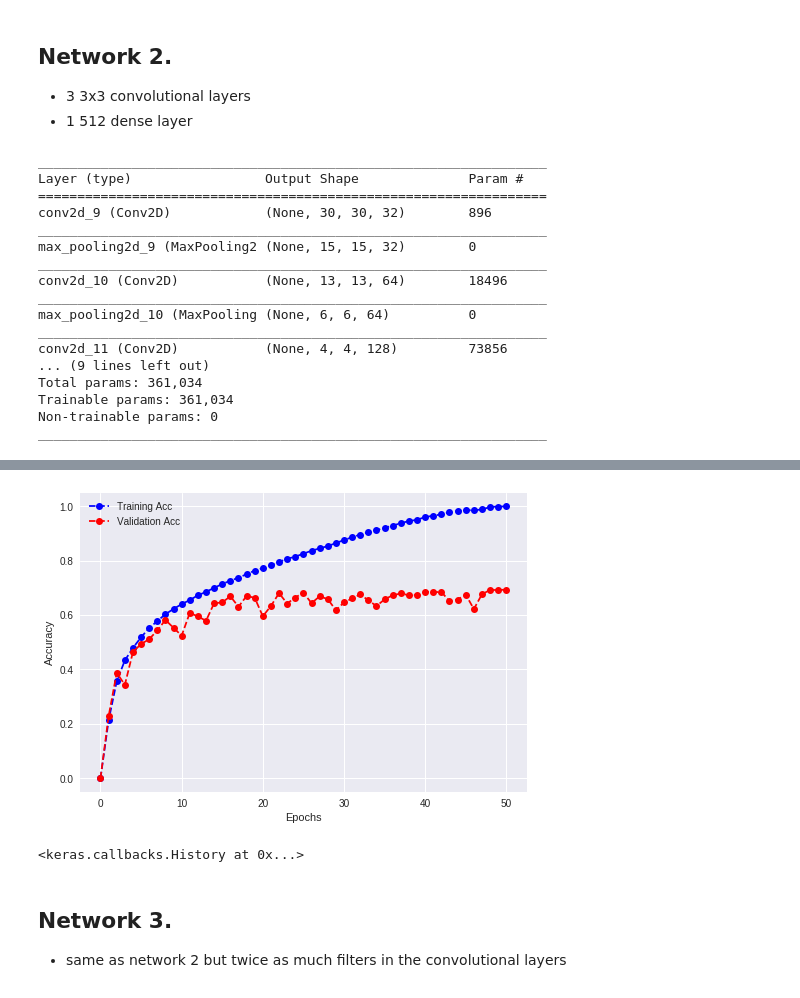
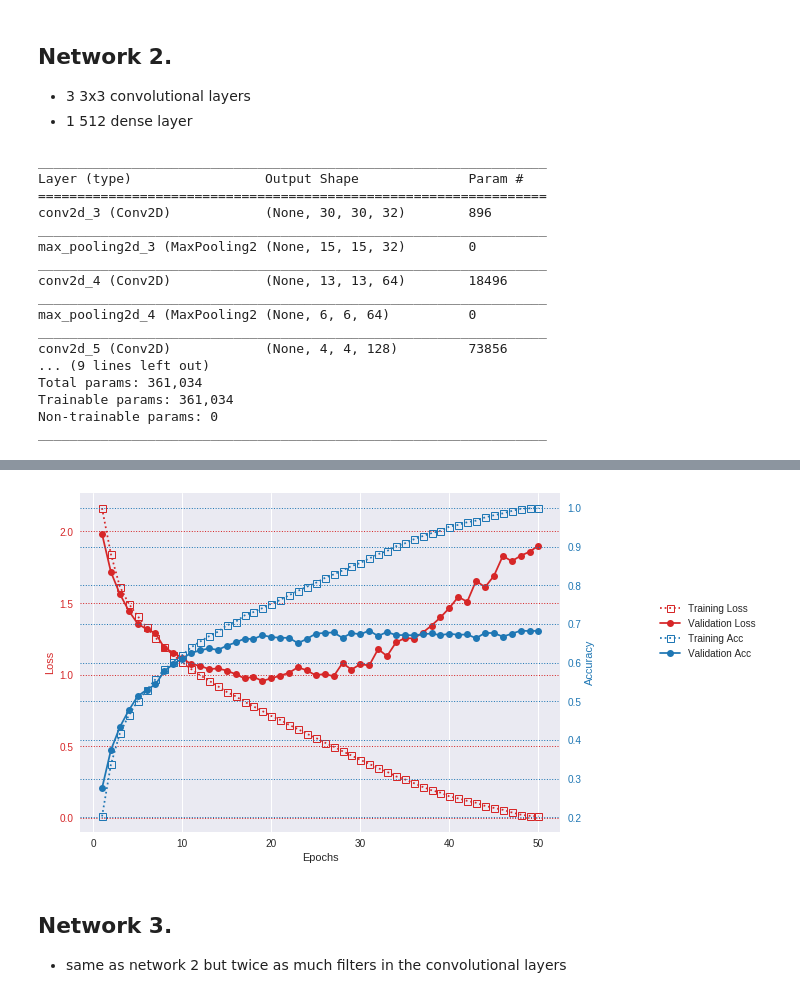
Before and after one commit to algo74/MLCourse, a Jupyter notebook: HW2/HW2_file2.ipynb, the cells around one changed output, grey strips where cells are left out. Cells and saved outputs as stored; diff of their text form; code cells hidden in the pictures.

```diff
--- a/HW2/HW2_file2.ipynb
+++ b/HW2/HW2_file2.ipynb
@@ -127,7 +127,7 @@ import numpy as np
 # we want to split "randomly" but reproducible
 np.random.seed(1000)
 m=len(orig_tr_x)
-m_tr = int(m * 0.9) # will split 90:10
+m_tr = int(m * 0.8)
 m_val = m - m_tr
 shuffled_indices = np.random.permutation(m)
 orig_tr_x_s = orig_tr_x[shuffled_indices]
@@ -217,6 +241,7 @@ def train(network, ep=epochs, bs = batch_size):
                       verbose=0,
                       validation_data=(val_x, val_y),
                       callbacks=[myHook])
+  plot_fit_history(history.history)
   return history
 # %% [markdown]
 ## Network 1.
@@ -284,20 +314,20 @@ network.summary()
 network.compile(optimizer='sgd',
                 loss='categorical_crossentropy',
                 metrics=['accuracy'])
-train(network)
+h = train(network)
 # %% [output]
 _________________________________________________________________
 Layer (type)                 Output Shape              Param #
 =================================================================
-conv2d_9 (Conv2D)            (None, 30, 30, 32)        896
+conv2d_3 (Conv2D)            (None, 30, 30, 32)        896
 _________________________________________________________________
-max_pooling2d_9 (MaxPooling2 (None, 15, 15, 32)        0
+max_pooling2d_3 (MaxPooling2 (None, 15, 15, 32)        0
 _________________________________________________________________
-conv2d_10 (Conv2D)           (None, 13, 13, 64)        18496
+conv2d_4 (Conv2D)            (None, 13, 13, 64)        18496
 _________________________________________________________________
-max_pooling2d_10 (MaxPooling (None, 6, 6, 64)          0
+max_pooling2d_4 (MaxPooling2 (None, 6, 6, 64)          0
 _________________________________________________________________
-conv2d_11 (Conv2D)           (None, 4, 4, 128)         73856
+conv2d_5 (Conv2D)            (None, 4, 4, 128)         73856
 ... (9 lines left out)
 Total params: 361,034
 Trainable params: 361,034
@@ -308,5 +343,4 @@ _________________________________________________________________
-[figure, old version]
+[figure, new version]
-<keras.callbacks.History at 0x...>
 # %% [markdown]
 ## Network 3.
 * same as network 2 but twice as much filters in the convolutional layers
```
Also changed, not shown: parts of 6 cells of this notebook.
